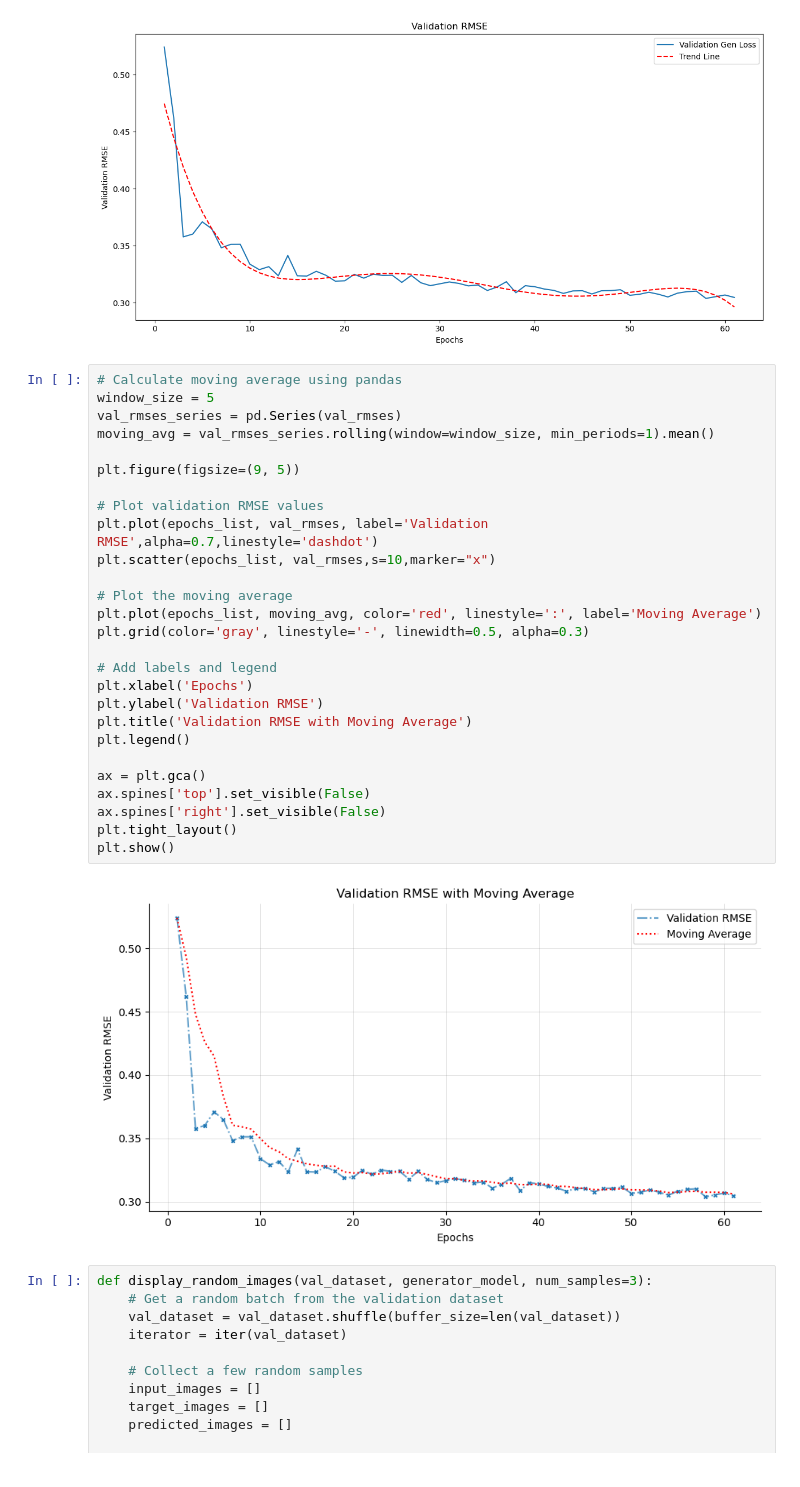
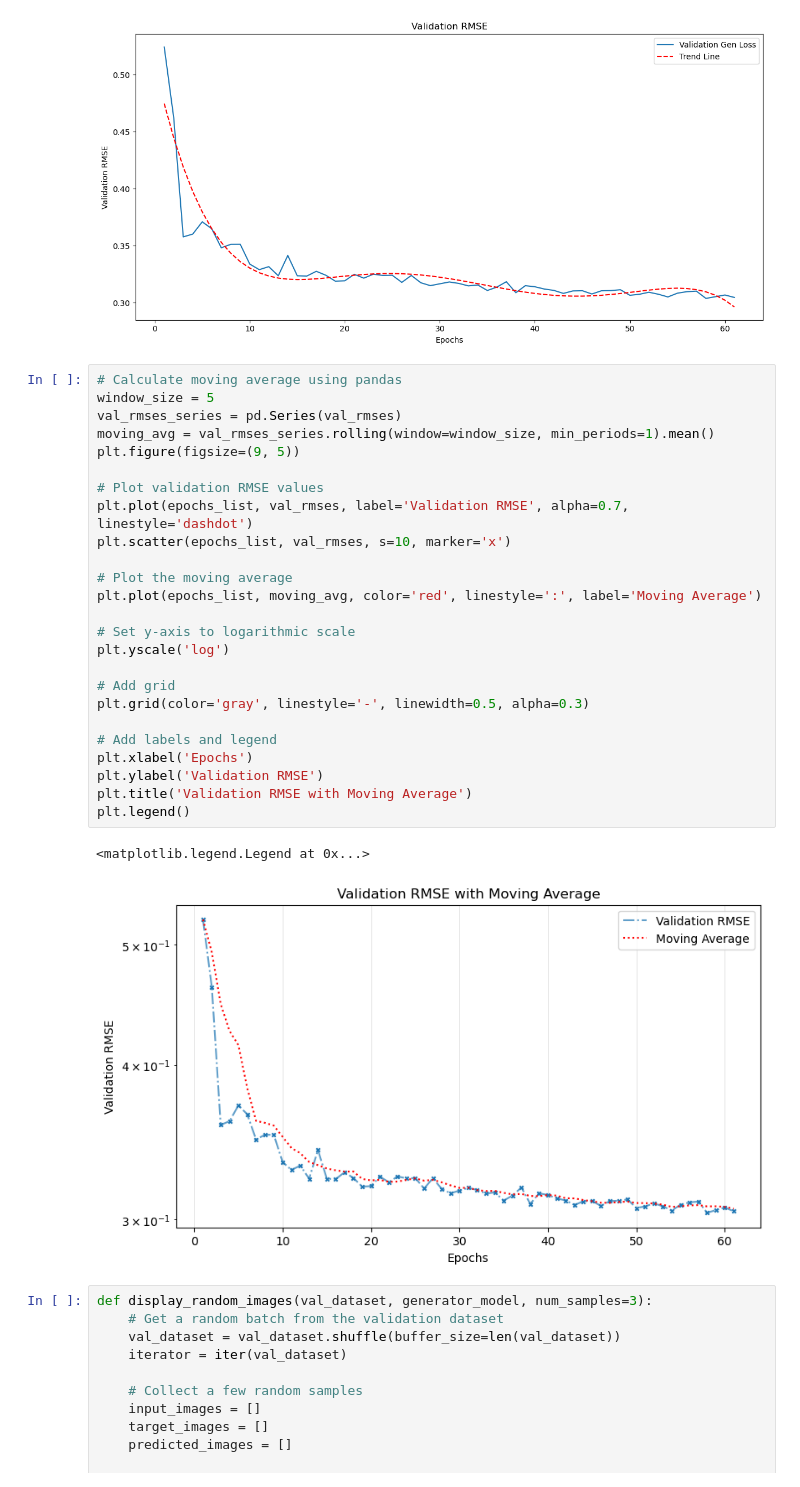
Before and after one commit to IgorJoaquimn/pix2pix, a Jupyter notebook: pix2pix.ipynb, the cells around one changed output. Saved outputs shown, nothing was run; the diff lists cells and outputs as text.

```diff
--- a/pix2pix.ipynb
+++ b/pix2pix.ipynb
@@ -460,32 +460,31 @@ plt.show()
 # %%
 # Calculate moving average using pandas
 window_size = 5
 val_rmses_series = pd.Series(val_rmses)
 moving_avg = val_rmses_series.rolling(window=window_size, min_periods=1).mean()
-
 plt.figure(figsize=(9, 5))
 
 # Plot validation RMSE values
-plt.plot(epochs_list, val_rmses, label='Validation RMSE',alpha=0.7,linestyle='dashdot')
-plt.scatter(epochs_list, val_rmses,s=10,marker="x")
+plt.plot(epochs_list, val_rmses, label='Validation RMSE', alpha=0.7, linestyle='dashdot')
+plt.scatter(epochs_list, val_rmses, s=10, marker='x')
 
 # Plot the moving average
 plt.plot(epochs_list, moving_avg, color='red', linestyle=':', label='Moving Average')
+
+# Set y-axis to logarithmic scale
+plt.yscale('log')
+
+# Add grid
 plt.grid(color='gray', linestyle='-', linewidth=0.5, alpha=0.3)
 
 # Add labels and legend
 plt.xlabel('Epochs')
 plt.ylabel('Validation RMSE')
 plt.title('Validation RMSE with Moving Average')
 plt.legend()
-
-ax = plt.gca()
-ax.spines['top'].set_visible(False)
-ax.spines['right'].set_visible(False)
-plt.tight_layout()
-plt.show()
 # %% [output]
+<matplotlib.legend.Legend at 0x...>
-[figure, old version]
+[figure, new version]
 # %%
 def display_random_images(val_dataset, generator_model, num_samples=3):
     # Get a random batch from the validation dataset
```
Also changed, not shown: 1 other file.
